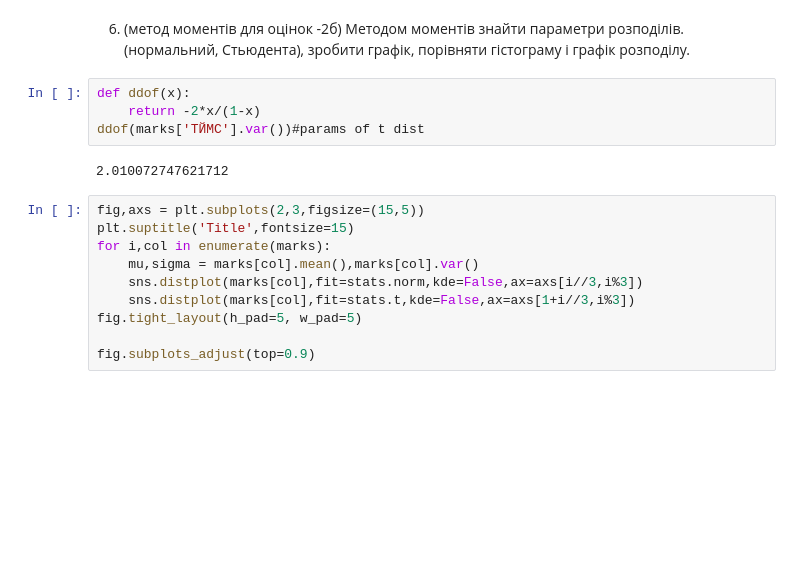
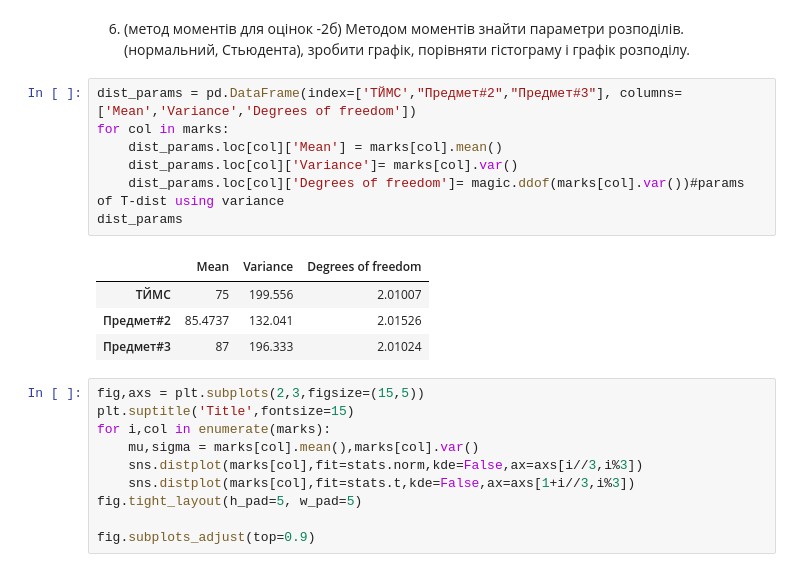
Before and after one commit to EddieKro/Data-Analysis, a Jupyter notebook: projects/poll/PM4_EDA.ipynb, the cells around one changed output. Saved outputs shown, nothing was run; the diff lists cells and outputs as text; blank space fills up the shorter version.

Commit message:
Another table added

```diff
--- a/projects/poll/PM4_EDA.ipynb
+++ b/projects/poll/PM4_EDA.ipynb
@@ -292,12 +294,18 @@ gender_proportion
 | gender | 30.2279 | 0.178675 |
 # %% [markdown]
 6. (метод моментів для оцінок -2б) Методом моментів знайти параметри розподілів. (нормальний, Стьюдента), зробити графік, порівняти гістограму і графік розподілу.
-# %%
-def ddof(x):
-    return -2*x/(1-x)
-ddof(marks['ТЙМС'].var())#params of t dist
-# %% [output]
-2.010072747621712
+# %%
+dist_params = pd.DataFrame(index=['ТЙМС',"Предмет#2","Предмет#3"], columns=['Mean','Variance','Degrees of freedom'])
+for col in marks:
+    dist_params.loc[col]['Mean'] = marks[col].mean()
+    dist_params.loc[col]['Variance']= marks[col].var()
+    dist_params.loc[col]['Degrees of freedom']= magic.ddof(marks[col].var())#params of T-dist using variance
+dist_params
+# %% [output]
+|  | Mean | Variance | Degrees of freedom |
+| ТЙМС | 75 | 199.556 | 2.01007 |
+| Предмет#2 | 85.4737 | 132.041 | 2.01526 |
+| Предмет#3 | 87 | 196.333 | 2.01024 |
 # %%
 fig,axs = plt.subplots(2,3,figsize=(15,5))
 plt.suptitle('Title',fontsize=15)
```
Also changed, not shown: parts of 3 cells of this notebook, 1 other file.
